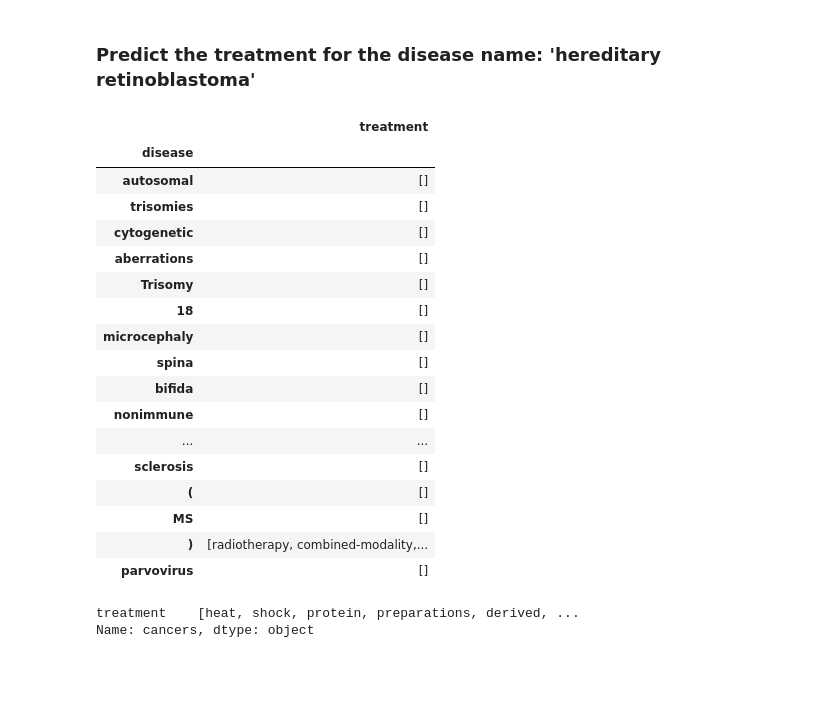
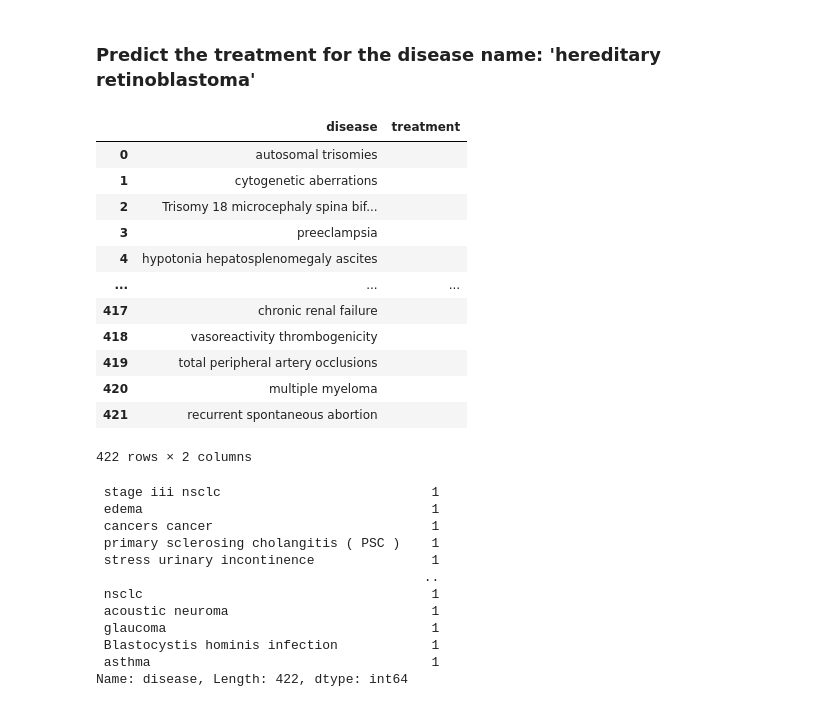
Before and after one commit to rramchan12/Identifying-Healthcare-Data-using-NER-and-CRF, a Jupyter notebook: Assignment.ipynb, the cells around one changed output. Drawn from its saved outputs; the diff is of its cells as text; code cells hidden in the pictures; blank space fills up the shorter version.

```diff
--- a/Assignment.ipynb
+++ b/Assignment.ipynb
@@ -508,36 +560,34 @@ NameError: name 'disease_list' is not defined
 # %% [markdown]
 ### Predict the treatment for the disease name: 'hereditary retinoblastoma'
-# %%
-for key in disease_map.keys():
-    value = disease_map[key]
-    concat= ' '.join([str(x) for x in value])
-    #print(concat)
-    disease_map[key] = value
 # %%
-disease_df = pd.DataFrame(disease_map.items(), columns=['disease','treatment']).set_index('disease')
+disease_df = pd.DataFrame(disease_map.items(), columns=['disease','treatment'])
+disease_df
+# %% [output]
+|  | disease | treatment |
+| 0 | autosomal trisomies |  |
+| 1 | cytogenetic aberrations |  |
+| 2 | Trisomy 18 microcephaly spina bif... |  |
+| 3 | preeclampsia |  |
+| 4 | hypotonia hepatosplenomegaly ascites |  |
+| ... | ... | ... |
+| 417 | chronic renal failure |  |
+| 418 | vasoreactivity thrombogenicity |  |
+| 419 | total peripheral artery occlusions |  |
+| 420 | multiple myeloma |  |
+| 421 | recurrent spontaneous abortion |  |
+422 rows × 2 columns
-# %%
-disease_df.head(30)
-# %% [output]
-|  | treatment |
-| disease |  |
-| autosomal | [] |
-| trisomies | [] |
-| cytogenetic | [] |
-| aberrations | [] |
-| Trisomy | [] |
-| 18 | [] |
-| microcephaly | [] |
-| spina | [] |
-| bifida | [] |
-| nonimmune | [] |
-| ... | ... |
-| sclerosis | [] |
-| ( | [] |
-| MS | [] |
-| ) | [radiotherapy, combined-modality,... |
-| parvovirus | [] |
-# %%
-disease_df.loc['cancers']
-# %% [output]
-treatment    [heat, shock, protein, preparations, derived, ...
-Name: cancers, dtype: object
+# %%
+disease_df.disease.value_counts()
+# %% [output]
+ stage iii nsclc                           1
+ edema                                     1
+ cancers cancer                            1
+ primary sclerosing cholangitis ( PSC )    1
+ stress urinary incontinence               1
+                                          ..
+ nsclc                                     1
+ acoustic neuroma                          1
+ glaucoma                                  1
+ Blastocystis hominis infection            1
+ asthma                                    1
+Name: disease, Length: 422, dtype: int64
```
Also changed, not shown: parts of 11 cells of this notebook.
